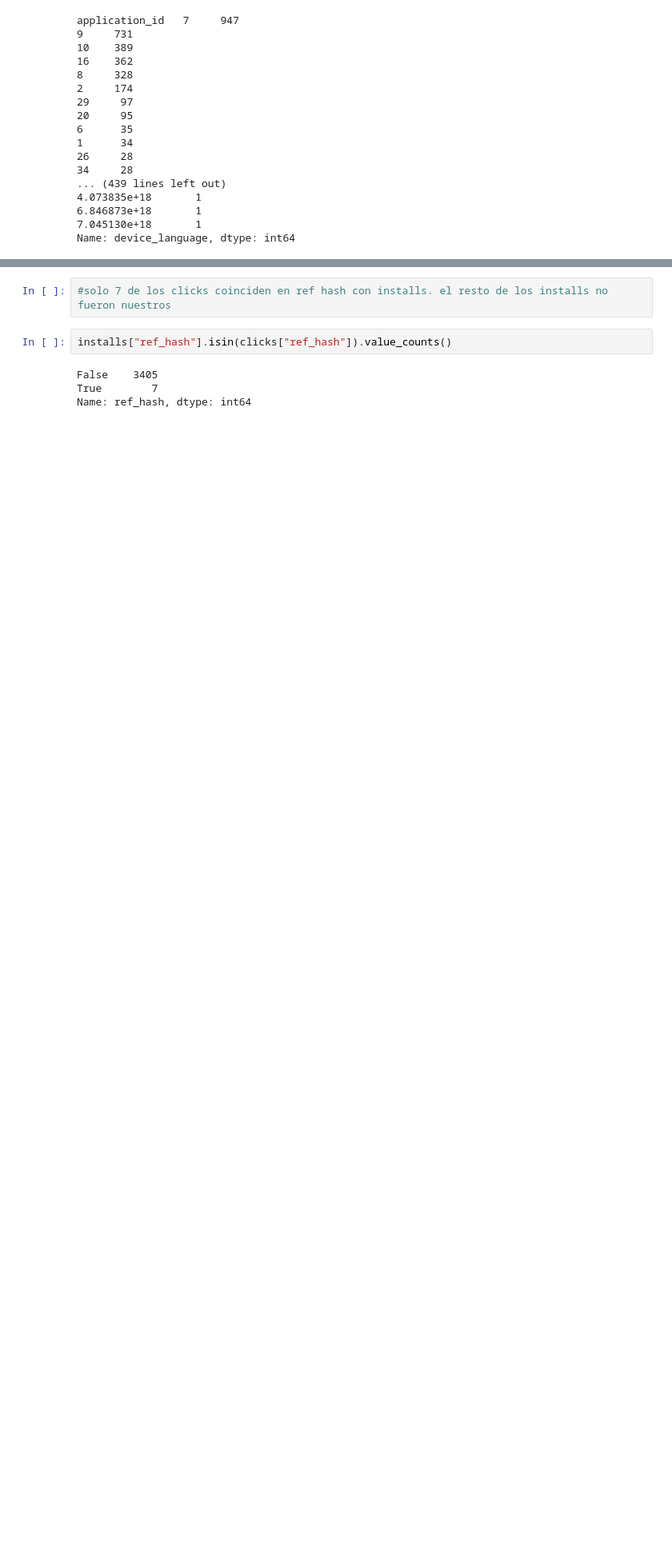
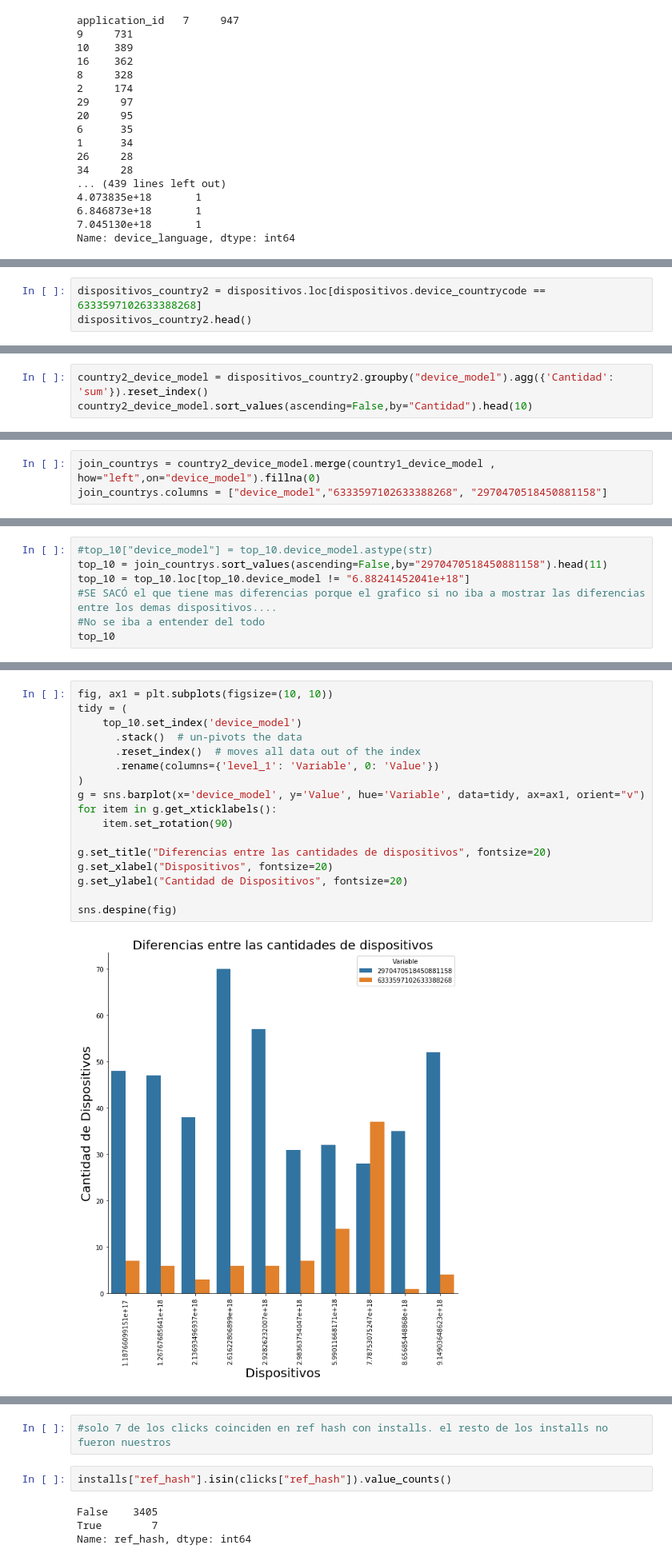
Before and after one commit to MartinRosasSommer/Datos2019, a Jupyter notebook: Analisis 1.ipynb, the cells around one changed output, grey strips where cells are left out. Shown at 80% size. Cells and saved outputs as stored; diff of their text form; blank space fills up the shorter version.

Commit message:
Merged con lo hecho por mi
Se pasó a eliminar analisis exploratorio_mati.ipynb

```diff
--- a/Analisis 1.ipynb
+++ b/Analisis 1.ipynb
@@ -324,0 +516,3 @@ memory usage: 433.2+ KB
+# %%
+dispositivos_country2 = dispositivos.loc[dispositivos.device_countrycode == 6333597102633388268]
+dispositivos_country2.head()
@@ -324,0 +550,3 @@ memory usage: 433.2+ KB
+# %%
+country2_device_model = dispositivos_country2.groupby("device_model").agg({'Cantidad': 'sum'}).reset_index()
+country2_device_model.sort_values(ascending=False,by="Cantidad").head(10)
@@ -324,0 +594,3 @@ memory usage: 433.2+ KB
+# %%
+join_countrys = country2_device_model.merge(country1_device_model , how="left",on="device_model").fillna(0)
+join_countrys.columns = ["device_model","6333597102633388268", "2970470518450881158"]
@@ -324,0 +614,7 @@ memory usage: 433.2+ KB
+# %%
+#top_10["device_model"] = top_10.device_model.astype(str)
+top_10 = join_countrys.sort_values(ascending=False,by="2970470518450881158").head(11)
+top_10 = top_10.loc[top_10.device_model != "6.88241452041e+18"]
+#SE SACÓ el que tiene mas diferencias porque el grafico si no iba a mostrar las diferencias entre los demas dispositivos....
+#No se iba a entender del todo
+top_10
@@ -324,0 +633,19 @@ memory usage: 433.2+ KB
+# %%
+fig, ax1 = plt.subplots(figsize=(10, 10))
+tidy = (
+    top_10.set_index('device_model')
+      .stack()  # un-pivots the data
+      .reset_index()  # moves all data out of the index
+      .rename(columns={'level_1': 'Variable', 0: 'Value'})
+)
+g = sns.barplot(x='device_model', y='Value', hue='Variable', data=tidy, ax=ax1, orient="v")
+for item in g.get_xticklabels():
+    item.set_rotation(90)
+
+g.set_title("Diferencias entre las cantidades de dispositivos", fontsize=20)
+g.set_xlabel("Dispositivos", fontsize=20)
+g.set_ylabel("Cantidad de Dispositivos", fontsize=20)
+
+sns.despine(fig)
+# %% [output]
+[figure, added]
```
Also changed, not shown: parts of 51 cells of this notebook, 1 other file.
